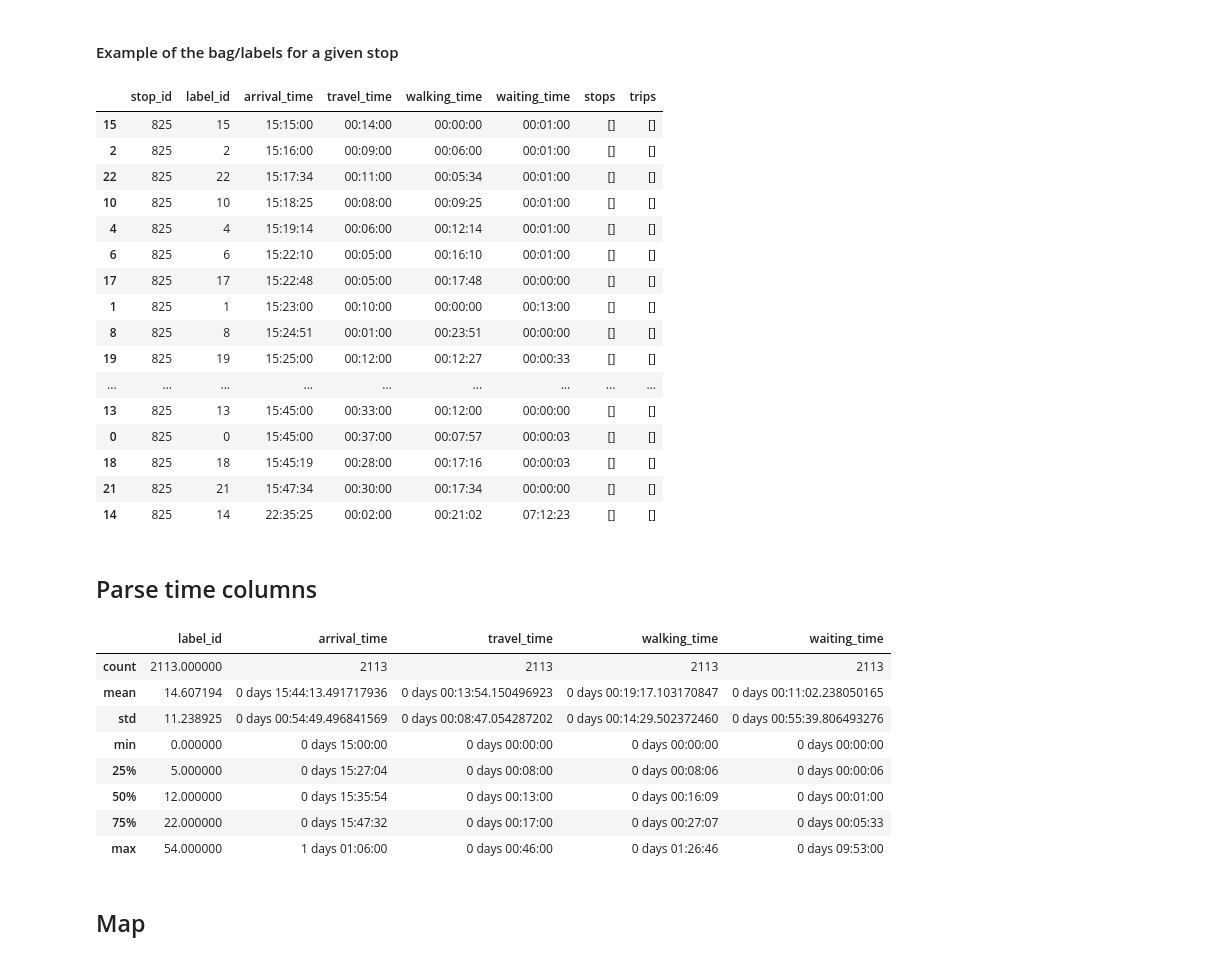
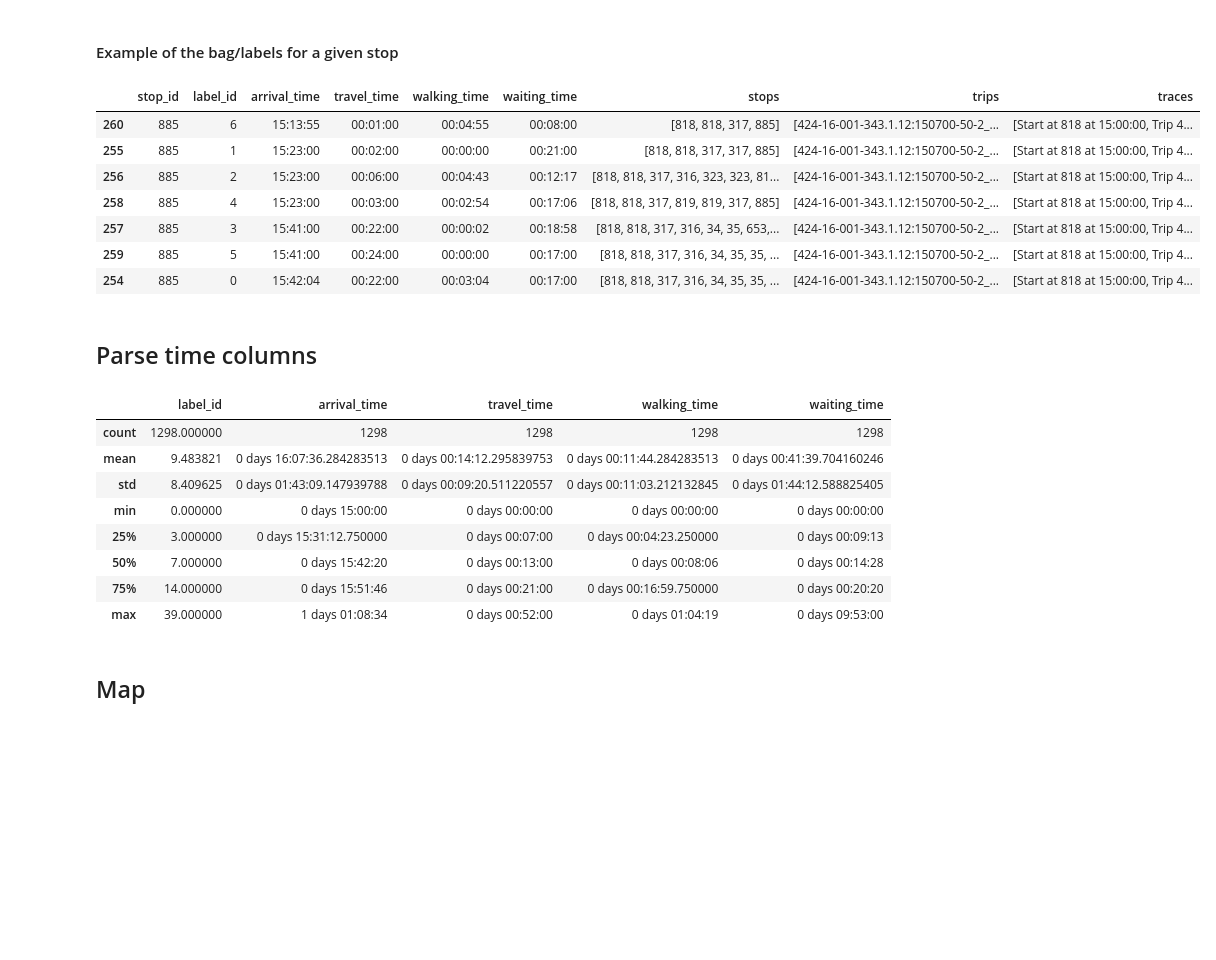
Before and after one commit to mogottsch/mcr-py, a Jupyter notebook: notebooks/mcraptor.ipynb, the cells around one changed output. Cells and saved outputs as stored; diff of their text form; code cells hidden in the pictures; blank space fills up the shorter version.

Commit message:
Provide example labels for McRAPTOR & implement sample tracing

```diff
--- a/notebooks/mcraptor.ipynb
+++ b/notebooks/mcraptor.ipynb
@@ -94,7 +98,7 @@ class CustomLabel(bag.LabelInterface):
 
         return label
 # %%
-label_class = CustomLabel
+label_class = ActivityDurationLabel
 
 mcraptor = McRaptor(structs_dict, footpaths_dict, 2, 60, {}, {}, label_class)
 bags = mcraptor.run("818", "", "15:00:00")
@@ -128,25 +132,16 @@ labels
 # %% [markdown]
 #### Example of the bag/labels for a given stop
 # %%
-labels[labels["stop_id"] == "825"].sort_values("arrival_time")
+labels[labels["stop_id"] == "885"].sort_values("arrival_time")
 # %% [output]
-|  | stop_id | label_id | arrival_time | travel_time | walking_time | waiting_time | stops | trips |
-| 15 | 825 | 15 | 15:15:00 | 00:14:00 | 00:00:00 | 00:01:00 | [] | [] |
-| 2 | 825 | 2 | 15:16:00 | 00:09:00 | 00:06:00 | 00:01:00 | [] | [] |
-| 22 | 825 | 22 | 15:17:34 | 00:11:00 | 00:05:34 | 00:01:00 | [] | [] |
-| 10 | 825 | 10 | 15:18:25 | 00:08:00 | 00:09:25 | 00:01:00 | [] | [] |
-| 4 | 825 | 4 | 15:19:14 | 00:06:00 | 00:12:14 | 00:01:00 | [] | [] |
-| 6 | 825 | 6 | 15:22:10 | 00:05:00 | 00:16:10 | 00:01:00 | [] | [] |
-| 17 | 825 | 17 | 15:22:48 | 00:05:00 | 00:17:48 | 00:00:00 | [] | [] |
-| 1 | 825 | 1 | 15:23:00 | 00:10:00 | 00:00:00 | 00:13:00 | [] | [] |
-| 8 | 825 | 8 | 15:24:51 | 00:01:00 | 00:23:51 | 00:00:00 | [] | [] |
-| 19 | 825 | 19 | 15:25:00 | 00:12:00 | 00:12:27 | 00:00:33 | [] | [] |
-| ... | ... | ... | ... | ... | ... | ... | ... | ... |
-| 13 | 825 | 13 | 15:45:00 | 00:33:00 | 00:12:00 | 00:00:00 | [] | [] |
-| 0 | 825 | 0 | 15:45:00 | 00:37:00 | 00:07:57 | 00:00:03 | [] | [] |
-| 18 | 825 | 18 | 15:45:19 | 00:28:00 | 00:17:16 | 00:00:03 | [] | [] |
-| 21 | 825 | 21 | 15:47:34 | 00:30:00 | 00:17:34 | 00:00:00 | [] | [] |
-| 14 | 825 | 14 | 22:35:25 | 00:02:00 | 00:21:02 | 07:12:23 | [] | [] |
+|  | stop_id | label_id | arrival_time | travel_time | walking_time | waiting_time | stops | trips | traces |
+| 260 | 885 | 6 | 15:13:55 | 00:01:00 | 00:04:55 | 00:08:00 | [818, 818, 317, 885] | [424-16-001-343.1.12:150700-50-2_... | [Start at 818 at 15:00:00, Trip 4... |
+| 255 | 885 | 1 | 15:23:00 | 00:02:00 | 00:00:00 | 00:21:00 | [818, 818, 317, 317, 885] | [424-16-001-343.1.12:150700-50-2_... | [Start at 818 at 15:00:00, Trip 4... |
+| 256 | 885 | 2 | 15:23:00 | 00:06:00 | 00:04:43 | 00:12:17 | [818, 818, 317, 316, 323, 323, 81... | [424-16-001-343.1.12:150700-50-2_... | [Start at 818 at 15:00:00, Trip 4... |
+| 258 | 885 | 4 | 15:23:00 | 00:03:00 | 00:02:54 | 00:17:06 | [818, 818, 317, 819, 819, 317, 885] | [424-16-001-343.1.12:150700-50-2_... | [Start at 818 at 15:00:00, Trip 4... |
+| 257 | 885 | 3 | 15:41:00 | 00:22:00 | 00:00:02 | 00:18:58 | [818, 818, 317, 316, 34, 35, 653,... | [424-16-001-343.1.12:150700-50-2_... | [Start at 818 at 15:00:00, Trip 4... |
+| 259 | 885 | 5 | 15:41:00 | 00:24:00 | 00:00:00 | 00:17:00 | [818, 818, 317, 316, 34, 35, 35, ... | [424-16-001-343.1.12:150700-50-2_... | [Start at 818 at 15:00:00, Trip 4... |
+| 254 | 885 | 0 | 15:42:04 | 00:22:00 | 00:03:04 | 00:17:00 | [818, 818, 317, 316, 34, 35, 35, ... | [424-16-001-343.1.12:150700-50-2_... | [Start at 818 at 15:00:00, Trip 4... |
 # %% [markdown]
 ## Parse time columns
 # %%
@@ -157,13 +152,13 @@ for col in time_cols:
 labels.describe()
 # %% [output]
 |  | label_id | arrival_time | travel_time | walking_time | waiting_time |
-| count | 2113.000000 | 2113 | 2113 | 2113 | 2113 |
-| mean | 14.607194 | 0 days 15:44:13.491717936 | 0 days 00:13:54.150496923 | 0 days 00:19:17.103170847 | 0 days 00:11:02.238050165 |
-| std | 11.238925 | 0 days 00:54:49.496841569 | 0 days 00:08:47.054287202 | 0 days 00:14:29.502372460 | 0 days 00:55:39.806493276 |
+| count | 1298.000000 | 1298 | 1298 | 1298 | 1298 |
+| mean | 9.483821 | 0 days 16:07:36.284283513 | 0 days 00:14:12.295839753 | 0 days 00:11:44.284283513 | 0 days 00:41:39.704160246 |
+| std | 8.409625 | 0 days 01:43:09.147939788 | 0 days 00:09:20.511220557 | 0 days 00:11:03.212132845 | 0 days 01:44:12.588825405 |
 | min | 0.000000 | 0 days 15:00:00 | 0 days 00:00:00 | 0 days 00:00:00 | 0 days 00:00:00 |
-| 25% | 5.000000 | 0 days 15:27:04 | 0 days 00:08:00 | 0 days 00:08:06 | 0 days 00:00:06 |
-| 50% | 12.000000 | 0 days 15:35:54 | 0 days 00:13:00 | 0 days 00:16:09 | 0 days 00:01:00 |
-| 75% | 22.000000 | 0 days 15:47:32 | 0 days 00:17:00 | 0 days 00:27:07 | 0 days 00:05:33 |
-| max | 54.000000 | 1 days 01:06:00 | 0 days 00:46:00 | 0 days 01:26:46 | 0 days 09:53:00 |
+| 25% | 3.000000 | 0 days 15:31:12.750000 | 0 days 00:07:00 | 0 days 00:04:23.250000 | 0 days 00:09:13 |
+| 50% | 7.000000 | 0 days 15:42:20 | 0 days 00:13:00 | 0 days 00:08:06 | 0 days 00:14:28 |
+| 75% | 14.000000 | 0 days 15:51:46 | 0 days 00:21:00 | 0 days 00:16:59.750000 | 0 days 00:20:20 |
+| max | 39.000000 | 1 days 01:08:34 | 0 days 00:52:00 | 0 days 01:04:19 | 0 days 09:53:00 |
 # %% [markdown]
 ## Map
```
Also changed, not shown: parts of 10 cells of this notebook, 4 other files.
